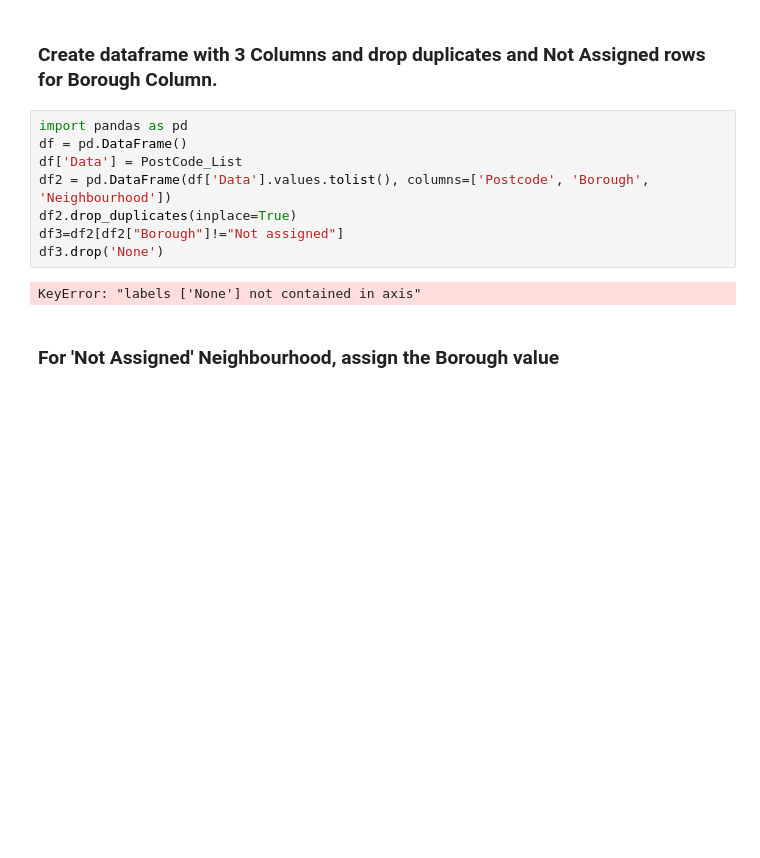
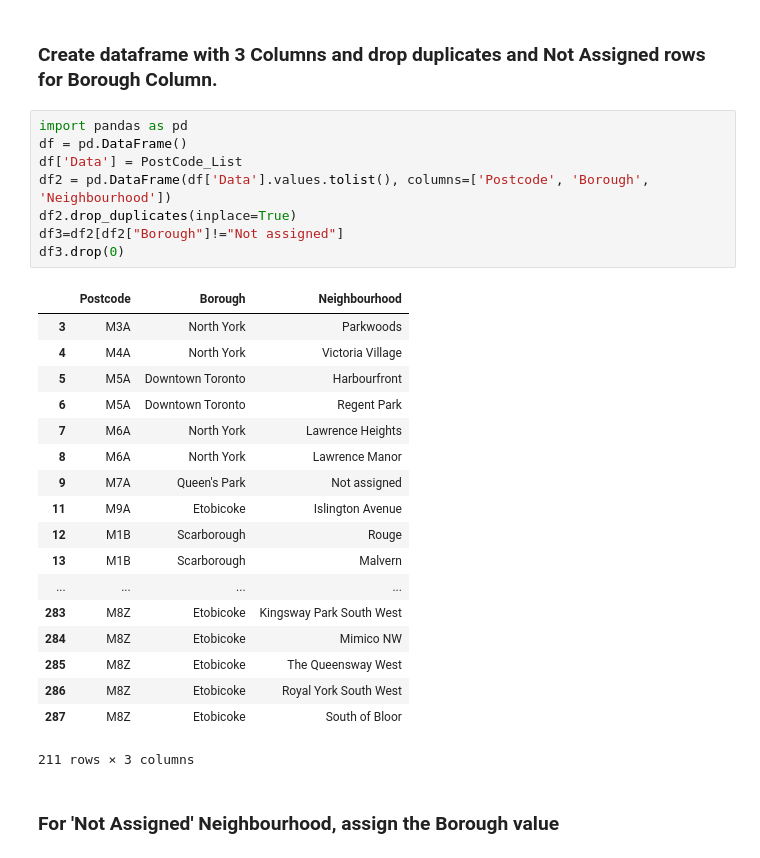
Before and after one commit to VishalGawai/Coursera_Capstone, a Jupyter notebook: Week 3 Assignment Applied Capstone project.ipynb, the cells around one changed output. Drawn from its saved outputs; the diff is of its cells as text; blank space fills up the shorter version.

```diff
--- a/Week 3 Assignment Applied Capstone project.ipynb
+++ b/Week 3 Assignment Applied Capstone project.ipynb
@@ -37,13 +37,30 @@ for tr in table.find_all('tr'):
 # %%
 import pandas as pd
 df = pd.DataFrame()
 df['Data'] = PostCode_List
 df2 = pd.DataFrame(df['Data'].values.tolist(), columns=['Postcode', 'Borough', 'Neighbourhood'])
 df2.drop_duplicates(inplace=True)
 df3=df2[df2["Borough"]!="Not assigned"]
-df3.drop('None')
+df3.drop(0)
 # %% [output]
+|  | Postcode | Borough | Neighbourhood |
+| 3 | M3A | North York | Parkwoods |
+| 4 | M4A | North York | Victoria Village |
+| 5 | M5A | Downtown Toronto | Harbourfront |
+| 6 | M5A | Downtown Toronto | Regent Park |
+| 7 | M6A | North York | Lawrence Heights |
+| 8 | M6A | North York | Lawrence Manor |
+| 9 | M7A | Queen's Park | Not assigned |
+| 11 | M9A | Etobicoke | Islington Avenue |
+| 12 | M1B | Scarborough | Rouge |
+| 13 | M1B | Scarborough | Malvern |
+| ... | ... | ... | ... |
+| 283 | M8Z | Etobicoke | Kingsway Park South West |
+| 284 | M8Z | Etobicoke | Mimico NW |
+| 285 | M8Z | Etobicoke | The Queensway West |
+| 286 | M8Z | Etobicoke | Royal York South West |
+| 287 | M8Z | Etobicoke | South of Bloor |
-KeyError: "labels ['None'] not contained in axis"
+211 rows × 3 columns
 # %% [markdown]
 ### For 'Not Assigned' Neighbourhood, assign the Borough value
 # %%
```
